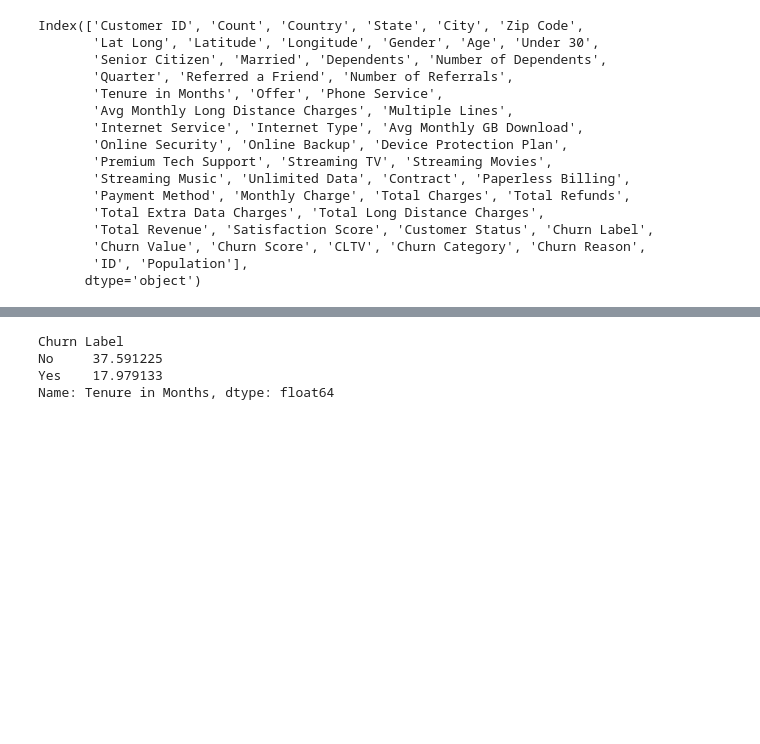
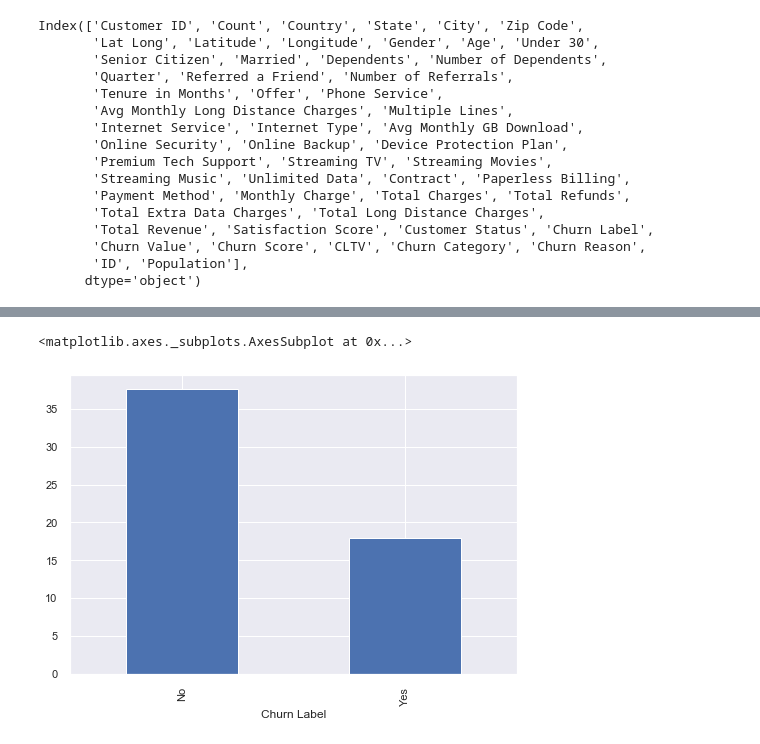
Before and after one commit to KrithikaShankar/SharpestMinds-DataScience-Project, a Jupyter notebook: Telecom Customer Churn Prediction .ipynb, the cells around one changed output, grey strips where cells are left out. Saved outputs shown, nothing was run; the diff lists cells and outputs as text; code cells hidden in the pictures; blank space fills up the shorter version.

```diff
--- a/Telecom Customer Churn Prediction .ipynb
+++ b/Telecom Customer Churn Prediction .ipynb
@@ -190,7 +218,5 @@ sns.countplot('Churn Label',hue="Churn Category", data= final_telco_df)
 # %%
-final_telco_df.groupby('Churn Label')['Tenure in Months'].mean()
+final_telco_df.groupby('Churn Label')['Tenure in Months'].mean().plot(kind='bar')
 # %% [output]
-Churn Label
-No     37.591225
-Yes    17.979133
-Name: Tenure in Months, dtype: float64
+<matplotlib.axes._subplots.AxesSubplot at 0x...>
+[figure, added]
```
Also changed, not shown: parts of 53 cells of this notebook.
